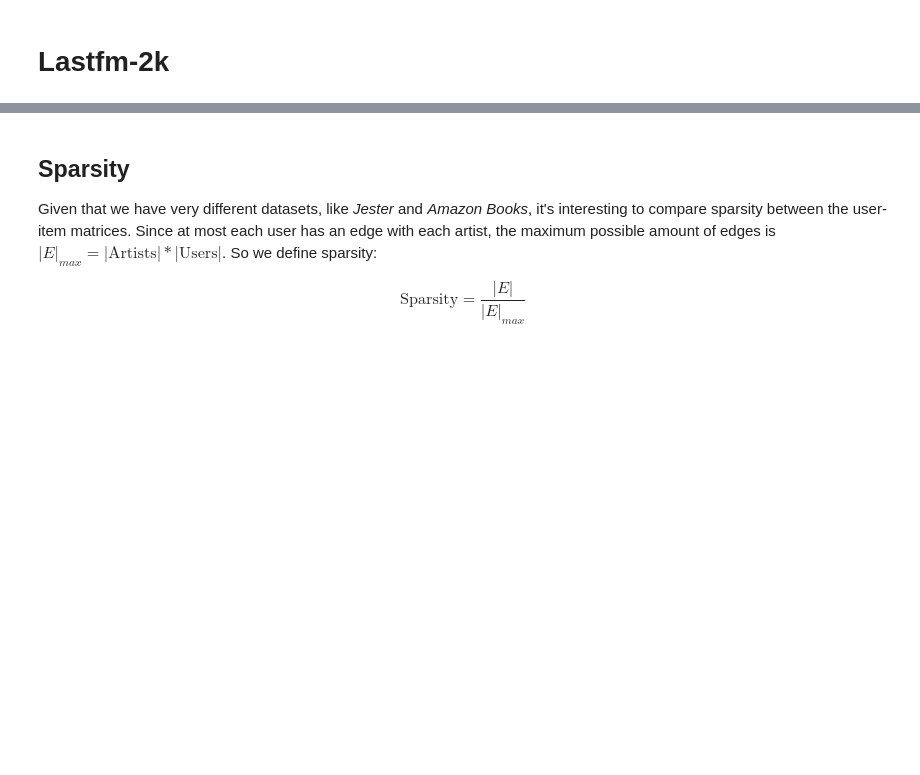
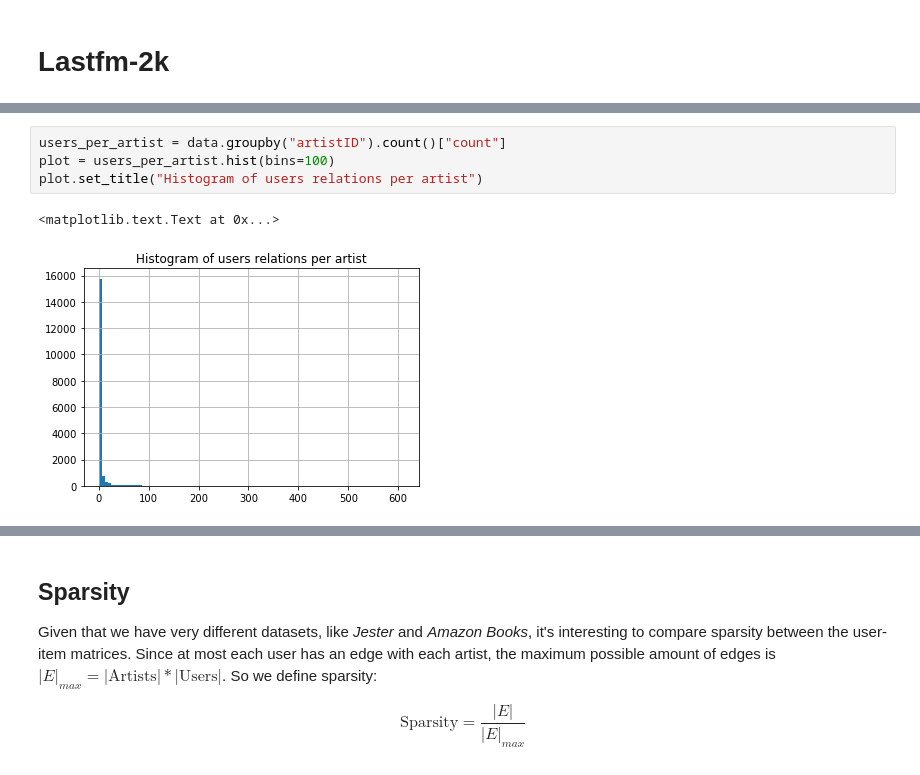
Before and after one commit to Roj/recsys-comparison, a Jupyter notebook: data-analysis/dataset_analysis/lastfm.ipynb, the cells around one changed output, grey strips where cells are left out. Saved outputs shown, nothing was run; the diff lists cells and outputs as text; blank space fills up the shorter version.

```diff
--- a/data-analysis/dataset_analysis/lastfm.ipynb
+++ b/data-analysis/dataset_analysis/lastfm.ipynb
@@ -32,0 +47,7 @@ aux.groupby("userID").sum()["count"].hist(bins=25).set_title("Histogram of artis
+# %%
+users_per_artist = data.groupby("artistID").count()["count"]
+plot = users_per_artist.hist(bins=100)
+plot.set_title("Histogram of users relations per artist")
+# %% [output]
+<matplotlib.text.Text at 0x...>
+[figure, added]
```
Also changed, not shown: parts of 5 cells of this notebook, 5 other files.
